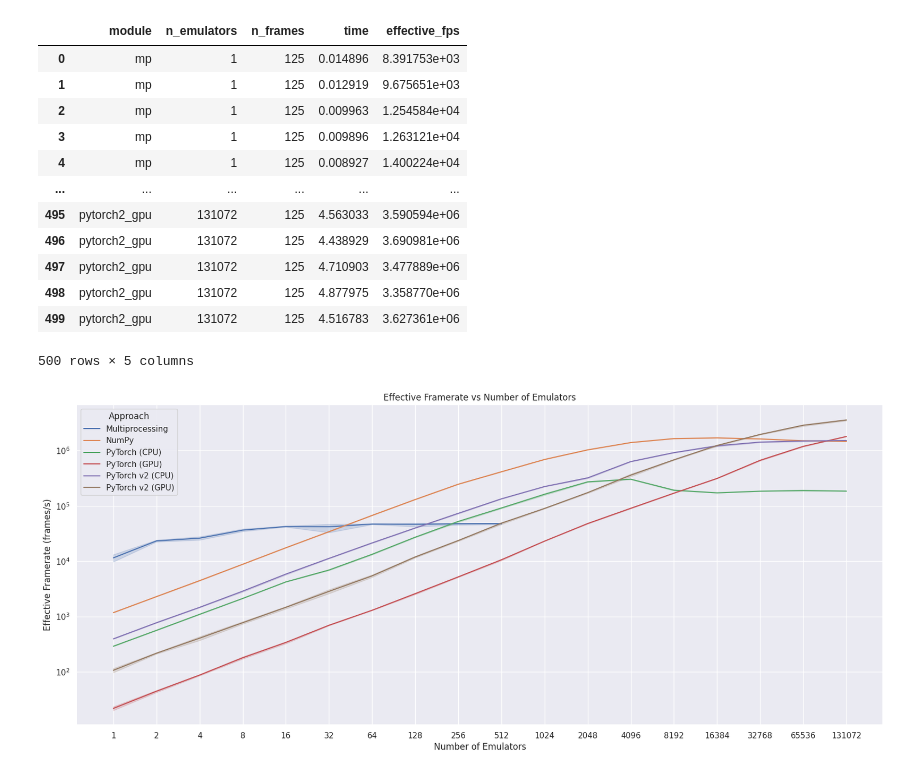
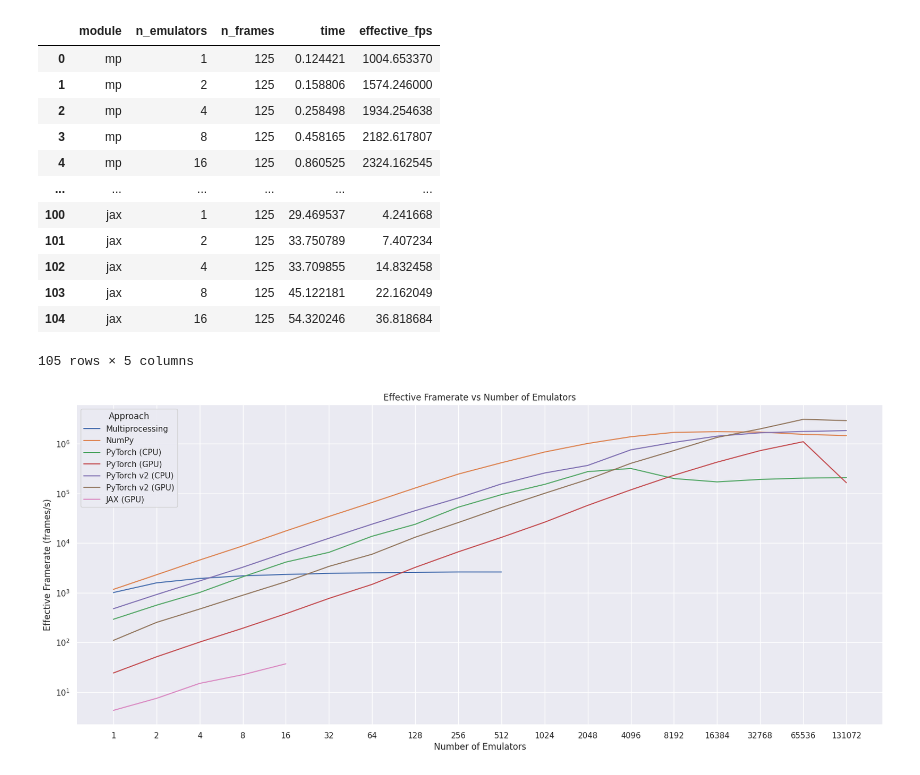
Before and after one commit to victorsevero/vec-chip8, a Jupyter notebook: performance.ipynb, the cells around one changed output. Saved outputs shown, nothing was run; the diff lists cells and outputs as text; code cells hidden in the pictures.

```diff
--- a/performance.ipynb
+++ b/performance.ipynb
@@ -24,10 +22,13 @@ modules = [
     "pytorch_gpu",
     "pytorch2_cpu",
     "pytorch2_gpu",
+    "jax",
 ]
 n_values = {
     module: [2**i for i in range(10)]
     if module == "mp"
+    else [2**i for i in range(5)]
+    if module == "jax"
     else [2**i for i in range(18)]
     for module in modules
 }
@@ -60,71 +61,73 @@ for module in modules:
     elif module == "pytorch2_gpu":
         main = vec_th2.main
         device = "cuda"
+    elif module == "jax":
+        main = vec_jax.main
 
     for n_emulators in tqdm(n_values[module], desc=module):
-        for _ in range(5):
-            if module.startswith("pytorch"):
-                dt = main(
-                    game,
-                    n_emulators=n_emulators,
-                    max_cycles=max_cycles,
-                    device=device,
-                )
-            else:
-                dt = main(game, n_emulators=n_emulators, max_cycles=max_cycles)
-            new_row = pd.DataFrame(
-                [
-                    {
-                        "module": module,
-                        "n_emulators": n_emulators,
-                        "n_frames": max_cycles // 8,
-                        "time": dt,
-                        "effective_fps": n_emulators * (max_cycles // 8) / dt,
-                    }
-                ]
+        if module.startswith("pytorch"):
+            dt = main(
+                game,
+                n_emulators=n_emulators,
+                max_cycles=max_cycles,
+                device=device,
             )
-            df = (
-                new_row
-                if df.empty
-                else pd.concat([df, new_row], ignore_index=True)
-            )
+        else:
+            dt = main(game, n_emulators=n_emulators, max_cycles=max_cycles)
+        new_row = pd.DataFrame(
+            [
+                {
+                    "module": module,
+                    "n_emulators": n_emulators,
+                    "n_frames": max_cycles // 8,
+                    "time": dt,
+                    "effective_fps": n_emulators * (max_cycles // 8) / dt,
+                }
+            ]
+        )
+        df = (
+            new_row
+            if df.empty
+            else pd.concat([df, new_row], ignore_index=True)
+        )
 df
 # %% [output]
 |  | module | n_emulators | n_frames | time | effective_fps |
-| 0 | mp | 1 | 125 | 0.014896 | 8.391753e+03 |
-| 1 | mp | 1 | 125 | 0.012919 | 9.675651e+03 |
-| 2 | mp | 1 | 125 | 0.009963 | 1.254584e+04 |
-| 3 | mp | 1 | 125 | 0.009896 | 1.263121e+04 |
-| 4 | mp | 1 | 125 | 0.008927 | 1.400224e+04 |
+| 0 | mp | 1 | 125 | 0.124421 | 1004.653370 |
+| 1 | mp | 2 | 125 | 0.158806 | 1574.246000 |
+| 2 | mp | 4 | 125 | 0.258498 | 1934.254638 |
+| 3 | mp | 8 | 125 | 0.458165 | 2182.617807 |
+| 4 | mp | 16 | 125 | 0.860525 | 2324.162545 |
 | ... | ... | ... | ... | ... | ... |
-| 495 | pytorch2_gpu | 131072 | 125 | 4.563033 | 3.590594e+06 |
-| 496 | pytorch2_gpu | 131072 | 125 | 4.438929 | 3.690981e+06 |
-| 497 | pytorch2_gpu | 131072 | 125 | 4.710903 | 3.477889e+06 |
-| 498 | pytorch2_gpu | 131072 | 125 | 4.877975 | 3.358770e+06 |
-| 499 | pytorch2_gpu | 131072 | 125 | 4.516783 | 3.627361e+06 |
+| 100 | jax | 1 | 125 | 29.469537 | 4.241668 |
+| 101 | jax | 2 | 125 | 33.750789 | 7.407234 |
+| 102 | jax | 4 | 125 | 33.709855 | 14.832458 |
+| 103 | jax | 8 | 125 | 45.122181 | 22.162049 |
+| 104 | jax | 16 | 125 | 54.320246 | 36.818684 |
-500 rows × 5 columns
+105 rows × 5 columns
 # %%
 df["approach"] = df["module"].replace(
     {
         "mp": "Multiprocessing",
         "vec": "NumPy",
         "pytorch_cpu": "PyTorch (CPU)",
         "pytorch_gpu": "PyTorch (GPU)",
         "pytorch2_cpu": "PyTorch v2 (CPU)",
         "pytorch2_gpu": "PyTorch v2 (GPU)",
+        "jax": "JAX (GPU)",
     }
 )
 
 ax = sns.lineplot(data=df, x="n_emulators", y="effective_fps", hue="approach")
 ax.set_yscale("log")
 ax.set_xscale("log")
 ax.set_xticks(n_values["vec"])
 ax.set_xticklabels(n_values["vec"])
 ax.legend(title="Approach", loc="upper left")
 
 plt.xlabel("Number of Emulators")
 plt.ylabel("Effective Framerate (frames/s)")
 plt.title("Effective Framerate vs Number of Emulators")
 plt.show()
 # %% [output]
-[figure, old version]
+[figure, new version]
```
Also changed, not shown: parts of 1 cell of this notebook, 4 other files.
